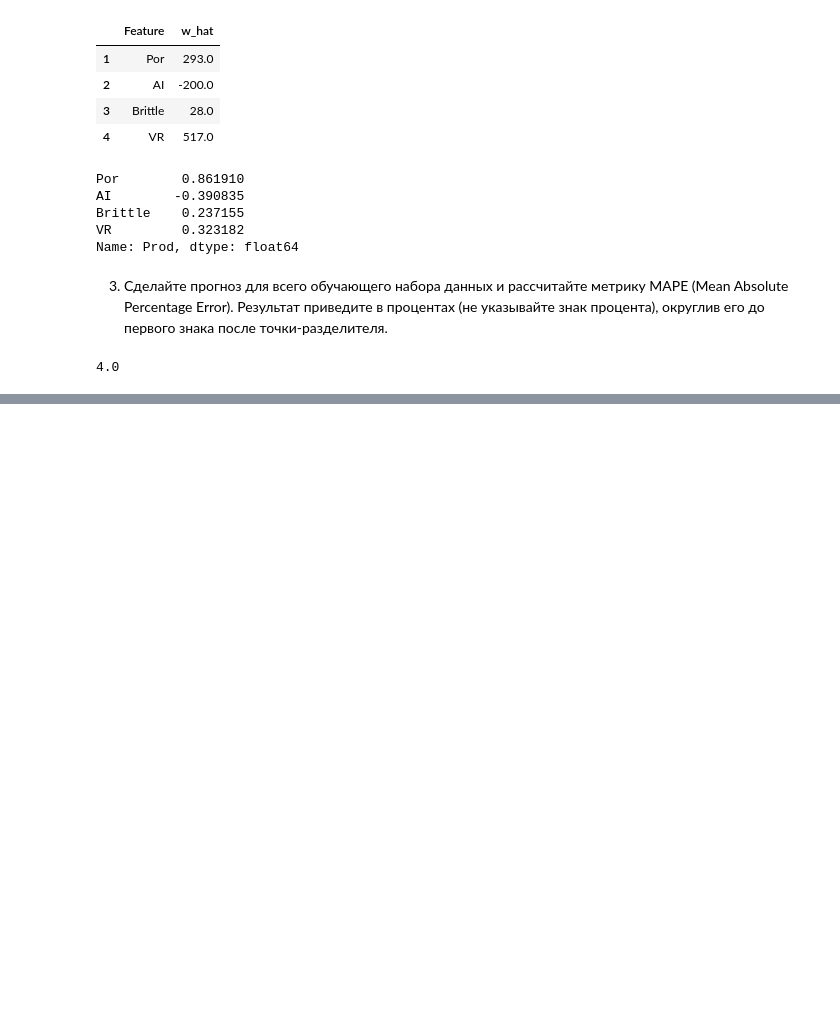
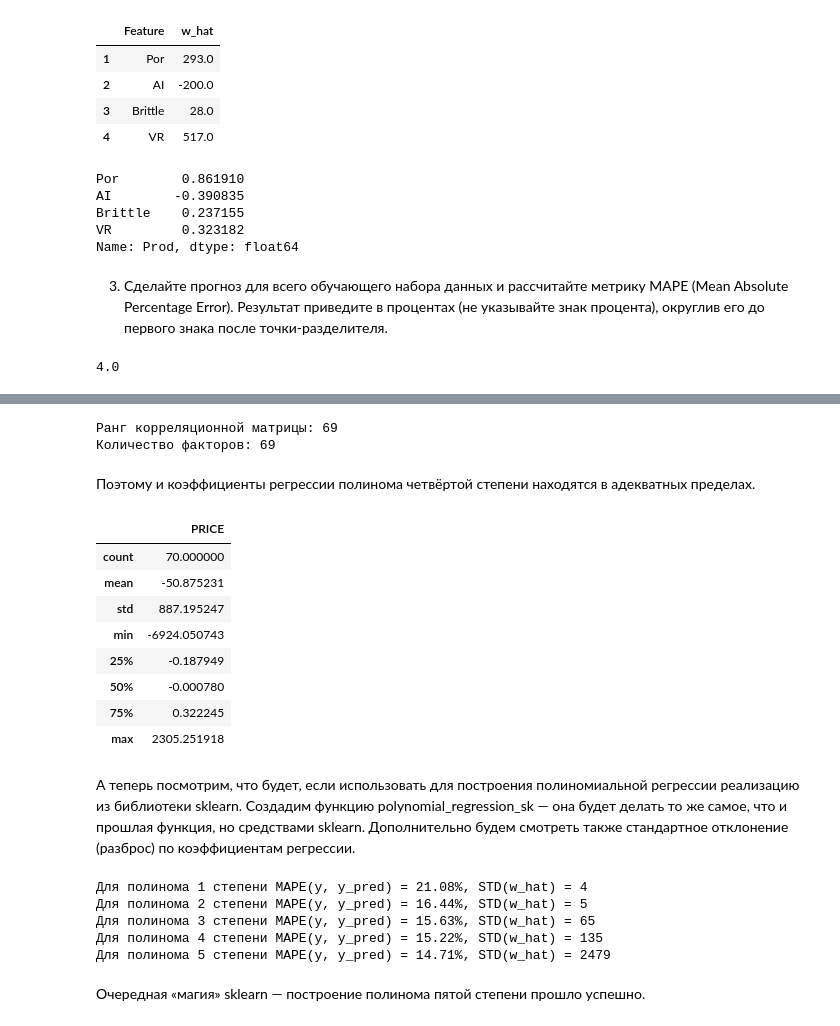
Before and after one commit to Terr14/SF_DS, a Jupyter notebook: SF_DataScience/MATH&ML-2. Линейная алгебра в контексте линейных методов. Часть II/MATH&ML-2. Линейная алгебра в контексте линейных методов. Часть II.ipynb, the cells around one changed output, grey strips where cells are left out. Drawn from its saved outputs; the diff is of its cells as text; code cells hidden in the pictures; blank space fills up the shorter version.

```diff
--- a/SF_DataScience/MATH&ML-2. Линейная алгебра в контексте линейных методов. Часть II/MATH&ML-2. Линейная алгебра в контексте линейных методов. Часть II.ipynb
+++ b/SF_DataScience/MATH&ML-2. Линейная алгебра в контексте линейных методов. Часть II/MATH&ML-2. Линейная алгебра в контексте линейных методов. Часть II.ipynb
@@ -1761,0 +2158,55 @@ round(metrics.mean_absolute_percentage_error(y_pred, y)*100 , 1)
+# %%
+# считаем матрицу корреляций (без столбца из единиц)
+C = pd.DataFrame(A_poly4[:, 1:]).corr()
+# считаем ранг корреляционной матрицы
+print('Ранг корреляционной матрицы:', np.linalg.matrix_rank(C))
+# считаем количество факторов (не включая столбец из единиц)
+print('Количество факторов:', A_poly4[:, 1:].shape[1])
+## Ранг корреляционной матрицы: 69
+## Количество факторов: 69
+# %% [output]
+Ранг корреляционной матрицы: 69
+Количество факторов: 69
+# %% [markdown]
+Поэтому и коэффициенты регрессии полинома четвёртой степени находятся в адекватных пределах.
+# %%
+display(pd.DataFrame(w_hat4).describe())
+# %% [output]
+|  | PRICE |
+| count | 70.000000 |
+| mean | -50.875231 |
+| std | 887.195247 |
+| min | -6924.050743 |
+| 25% | -0.187949 |
+| 50% | -0.000780 |
+| 75% | 0.322245 |
+| max | 2305.251918 |
+# %% [markdown]
+А теперь посмотрим, что будет, если использовать для построения полиномиальной регрессии реализацию из библиотеки sklearn. Создадим функцию polynomial_regression_sk — она будет делать то же самое, что и прошлая функция, но средствами sklearn. Дополнительно будем смотреть также стандартное отклонение (разброс) по коэффициентам регрессии.
+# %%
+def polynomial_regression_sk(X, y, k):
+    poly = PolynomialFeatures(degree=k, include_bias=False)
+    X_poly = poly.fit_transform(X)
+    lr = LinearRegression().fit(X_poly, y)
+    y_pred = lr.predict(X_poly)
+    return X_poly, y_pred, lr.coef_
+
+A = boston_data[["PTRATIO", "RM", "CRIM"]]
+y = boston_data["PRICE"]
+
+for k in range(1, 6):
+    A_poly, y_pred, w_hat = polynomial_regression_sk(A, y, k)
+    print(
+        "Для полинома {} степени MAPE(y, y_pred) = {:.2f}%, STD(w_hat) = {:.0f}".format(
+            k, mean_absolute_percentage_error(y, y_pred)*100, w_hat.std()
+        )
+
+    )
+# %% [output]
+Для полинома 1 степени MAPE(y, y_pred) = 21.08%, STD(w_hat) = 4
+Для полинома 2 степени MAPE(y, y_pred) = 16.44%, STD(w_hat) = 5
+Для полинома 3 степени MAPE(y, y_pred) = 15.63%, STD(w_hat) = 65
+Для полинома 4 степени MAPE(y, y_pred) = 15.22%, STD(w_hat) = 135
+Для полинома 5 степени MAPE(y, y_pred) = 14.71%, STD(w_hat) = 2479
+# %% [markdown]
+Очередная «магия» sklearn — построение полинома пятой степени прошло успешно.
```
Also changed, not shown: parts of 70 cells of this notebook.
